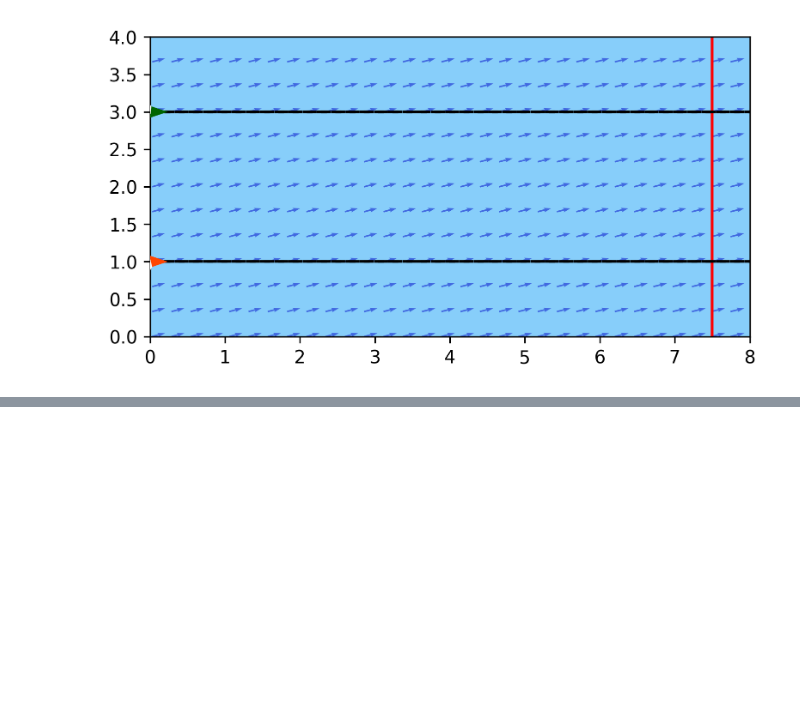
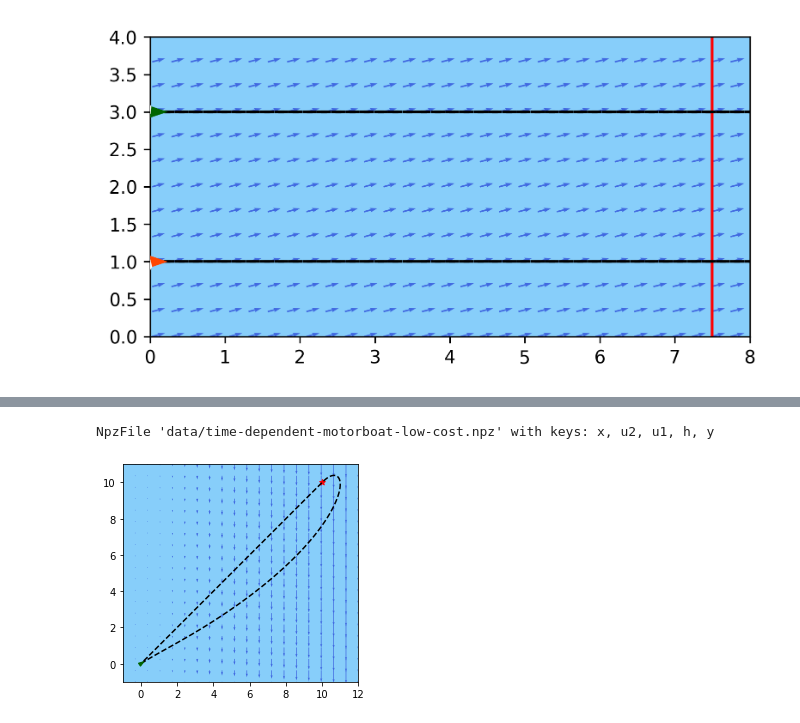
Before and after one commit to abraham-harris/optimized-sailing, a Jupyter notebook: abe_sandbox.ipynb, the cells around one changed output, grey strips where cells are left out. Saved outputs shown, nothing was run; the diff lists cells and outputs as text; code cells hidden in the pictures; blank space fills up the shorter version.

```diff
--- a/abe_sandbox.ipynb
+++ b/abe_sandbox.ipynb
@@ -428,0 +488,57 @@ NameError: name 'n' is not defined
+# %%
+# Optimal solution calculated in Julia
+data = np.load("data/time-dependent-motorboat-low-cost.npz")
+print(data)
+
+dt = data['h']
+t_steps = 100
+t = dt * np.arange(t_steps)
+indices = np.arange(t_steps)
+t_to_index = {k: v for k, v in zip(t, indices)}
+
+C1 = lambda x, y, t: 0.1 * y * np.sin(0.5*t)
+C2 = lambda x, y, t: -0.1 * x * np.cos(0.5*t)
+
+# Boundaries for plot
+bottom_left = (0, 0)
+top_right = (10, 10)
+
+x_path = []
+y_path = []
+fig = plt.figure()
+def update(t):
+    ax = plt.gca()
+    ax.clear()
+    ax.set_xlim(bottom_left[0] - 1, top_right[0] + 2)
+    ax.set_ylim(bottom_left[1] - 1, top_right[1] + 1)
+    x_path.append(data['x'][t_to_index[t]])
+    y_path.append(data['y'][t_to_index[t]])
+
+    ### Plot ###
+    ax.set_facecolor("lightskyblue") # background color
+
+    # Plot finish
+    ax.scatter(10, 10, c="red", marker="*", zorder=2)
+
+    # Plot boat path
+    ax.plot(x_path, y_path, "k--", zorder=2)
+
+    # Plot boat
+    angle = data['u1'][t_to_index[t]]
+    opt_triangle_coords = create_boat(center=(x_path[-1], y_path[-1]), size=0.1, theta=angle)
+    opt_triangle_patch = patches.Polygon(opt_triangle_coords, closed=True, color="darkgreen", zorder=3)
+    ax.add_patch(opt_triangle_patch)
+
+    # Plot currents
+    x, y = np.meshgrid(np.linspace(bottom_left[0] - 1, top_right[0] + 2, 20), np.linspace(bottom_left[1] - 1, top_right[1] + 1, 20))
+    u = C1(x, y, t) # x component of current
+    v = C2(x, y, t) # y component of current
+    ax.quiver(x, y, u, v, color="royalblue", zorder=1)
+
+    plt.gca().set_aspect('equal')
+
+animation = FuncAnimation(fig, func=update, frames=t[:-1], interval=100)
+animation.save("results/motor-low-cost.mp4", dpi=300)
+# %% [output]
+NpzFile 'data/time-dependent-motorboat-low-cost.npz' with keys: x, u2, u1, h, y
+[figure, added]
```
Also changed, not shown: parts of 16 cells of this notebook.
